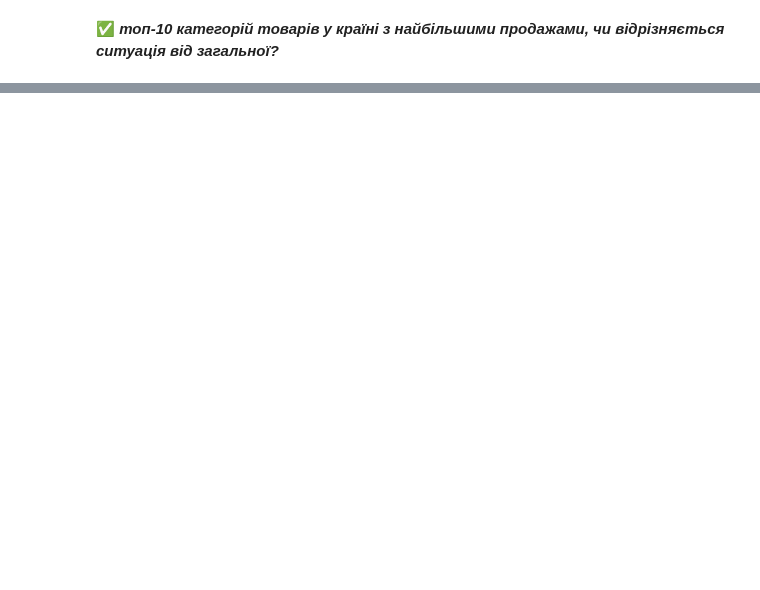
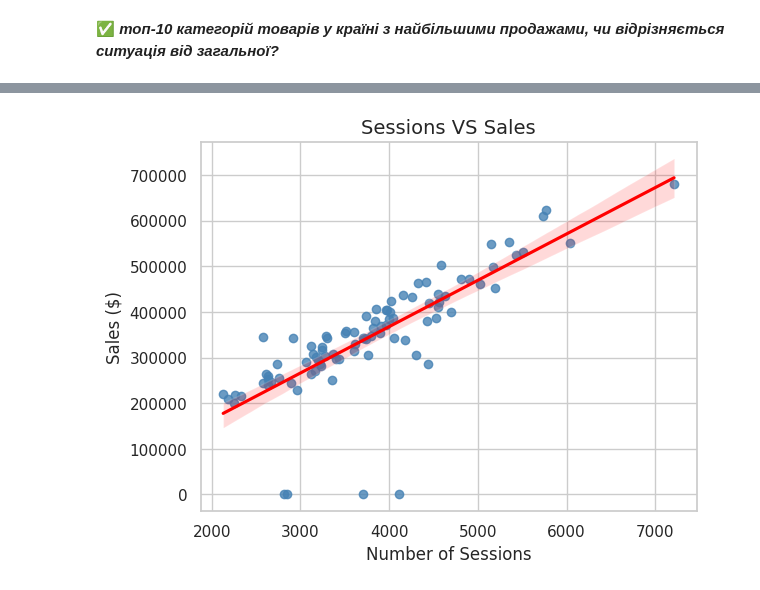
Before and after one commit to MariiaSam/Ecommerce_Project, a Jupyter notebook: Portfolio_Project_1.ipynb, the cells around one changed output, grey strips where cells are left out. Saved outputs shown, nothing was run; the diff lists cells and outputs as text; code cells hidden in the pictures; blank space fills up the shorter version.

```diff
--- a/Portfolio_Project_1.ipynb
+++ b/Portfolio_Project_1.ipynb
@@ -362,0 +601,14 @@ Children's furniture                  467697.0         1702
+# %%
+pivot = device_channel.reset_index().pivot(index='device', columns='channel', values='price')
+sns.set_theme(style="whitegrid")
+fig, ax = plt.subplots(figsize=(9, 7))
+
+pivot.plot(kind='bar', stacked=True, ax=ax, colormap='viridis')
+
+ax.set_title('Sales by Device and Sales Channel', fontsize=16, fontweight='semibold', color='grey', fontstyle='italic', pad=20)
+
+ax.set_xlabel('Device')
+ax.set_ylabel('SUM Sales ($)')
+
+plt.xticks(color="grey", fontweight='bold', fontsize=10)
+plt.yticks(color="grey", fontweight='bold', fontsize=10)
@@ -362,0 +668,3 @@ Children's furniture                  467697.0         1702
+# %%
+data_session_price = df.groupby('date').agg(count_order=('session_id', 'nunique'), total_profit=('price', 'sum')).reset_index()
+data_session_price.head()
@@ -362,0 +678,16 @@ Children's furniture                  467697.0         1702
+# %%
+sns.regplot(
+    data=data_session_price,
+    x="count_order",
+    y="total_profit",
+    scatter_kws={"color": "steelblue"},
+    line_kws={"color": "red"}
+)
+
+plt.title('Sessions VS Sales', fontsize=14)
+plt.xlabel('Number of Sessions')
+plt.ylabel('Sales ($)')
+
+plt.show()
+# %% [output]
+[figure, added]
```
Also changed, not shown: parts of 89 cells of this notebook.
